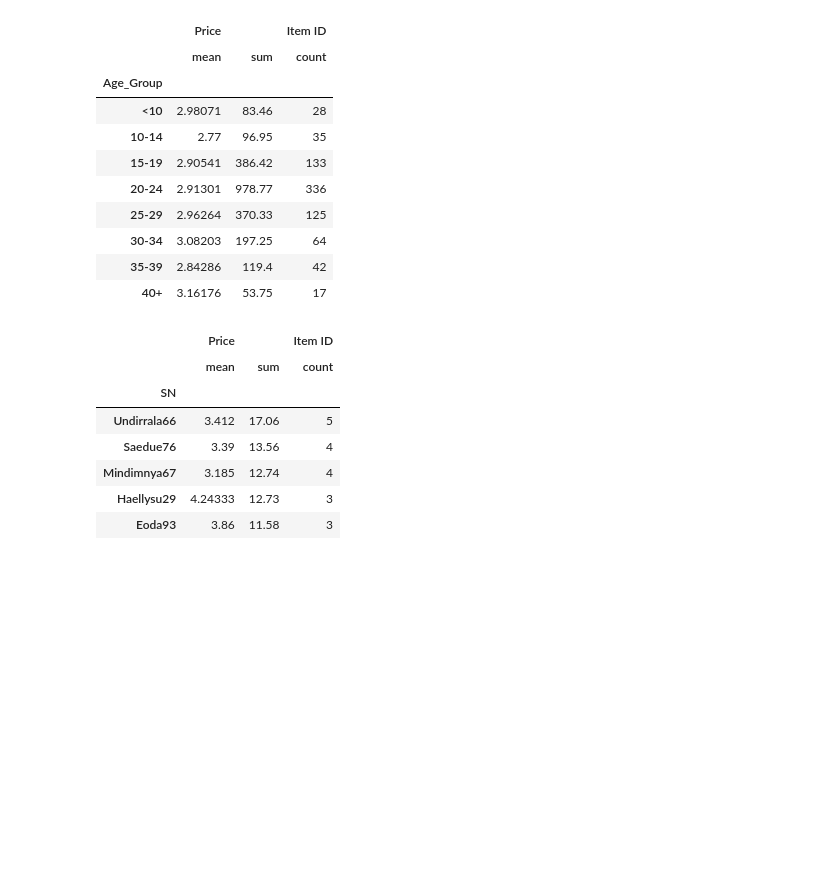
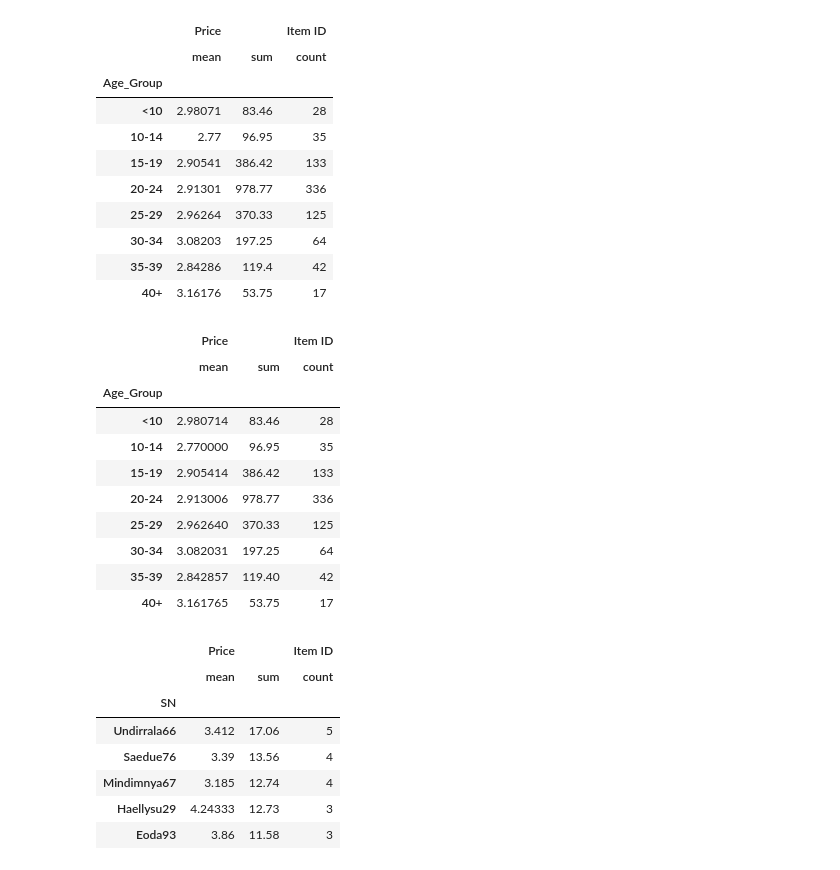
Before and after one commit to nhebert/python-challenge, a Jupyter notebook: Heroes/Heroes_Final_2.ipynb, the cells around one changed output. Cells and saved outputs as stored; diff of their text form; code cells hidden in the pictures; blank space fills up the shorter version.

Commit message:
I made the changes Cody suggested, including adding in Purchasing Analysis Age which was the big mistake

```diff
--- a/Heroes/Heroes_Final_2.ipynb
+++ b/Heroes/Heroes_Final_2.ipynb
@@ -130,7 +130,8 @@ test
 | 2 | 45 | [30, 60) |
 | 3 | 60 | [60, 90) |
 # %%
-bins = [0, 10, 15, 20, 25, 30, 35, 40, 100]
+#Establish the bins
+bins = [0, 9.9, 14.9, 19.9, 24.9, 29.9, 34.9, 39.9, 99.9]
 age_labels = ['<10', '10-14', '15-19', '20-24','25-29','30-34','35-39','40+']
 Heroes['Age_Group'] = pd.cut(Heroes['Age'], bins ,labels = age_labels,right=False)
 # %%
@@ -149,6 +150,21 @@ sum_age.style
 | 30-34 | 3.08203 | 197.25 | 64 |
 | 35-39 | 2.84286 | 119.4 | 42 |
 | 40+ | 3.16176 | 53.75 | 17 |
+# %%
+summary_age_purchasing = pd.DataFrame(Heroes.groupby('Age_Group').agg({'Price':[np.mean,np.sum],'Item ID':'count'}))
+summary_age_purchasing
+# %% [output]
+|  | Price |  | Item ID |
+|  | mean | sum | count |
+| Age_Group |  |  |  |
+| <10 | 2.980714 | 83.46 | 28 |
+| 10-14 | 2.770000 | 96.95 | 35 |
+| 15-19 | 2.905414 | 386.42 | 133 |
+| 20-24 | 2.913006 | 978.77 | 336 |
+| 25-29 | 2.962640 | 370.33 | 125 |
+| 30-34 | 3.082031 | 197.25 | 64 |
+| 35-39 | 2.842857 | 119.40 | 42 |
+| 40+ | 3.161765 | 53.75 | 17 |
 # %%
 sum_spenders = pd.DataFrame(Heroes.groupby(['SN']).agg({'Price':[np.mean,np.sum],'Item ID':'count'}))
 # %%
```
Also changed, not shown: parts of 6 cells of this notebook.
